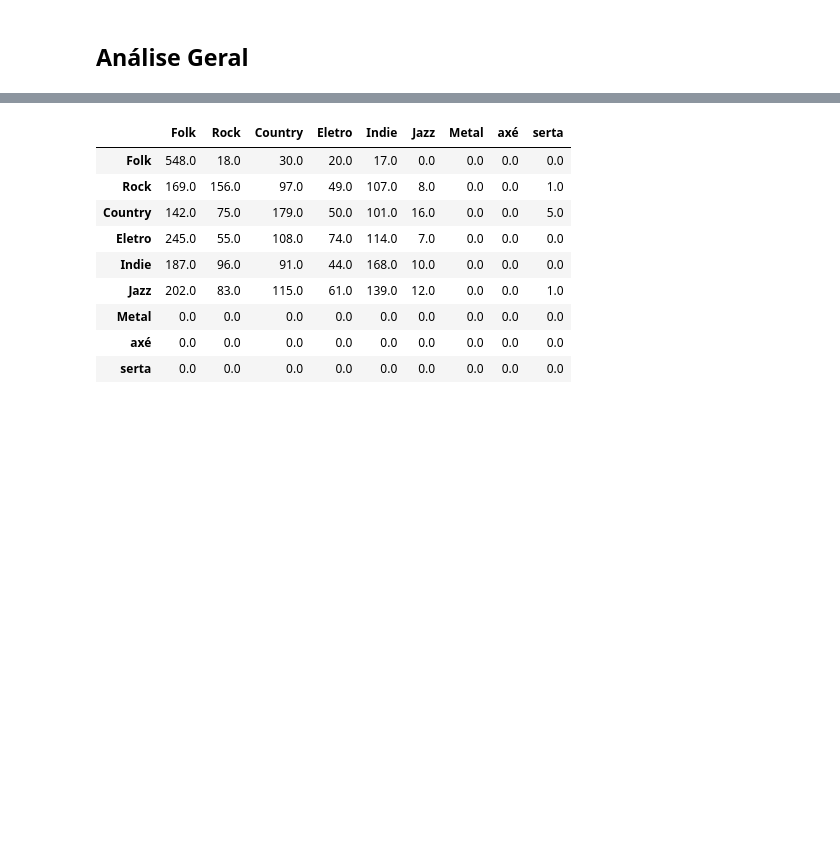
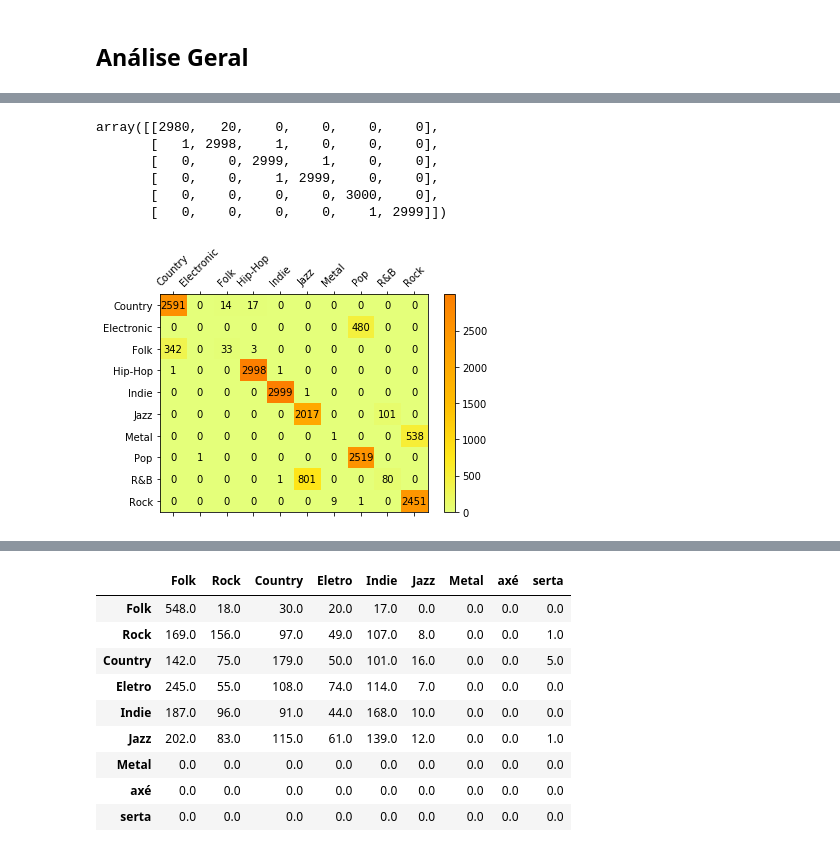
Before and after one commit to bpoliana/ml-metodo-hierarquico, a Jupyter notebook: analise_de_resultados.ipynb, the cells around one changed output, grey strips where cells are left out. Drawn from its saved outputs; the diff is of its cells as text; code cells hidden in the pictures; blank space fills up the shorter version.

```diff
--- a/analise_de_resultados.ipynb
+++ b/analise_de_resultados.ipynb
@@ -65,0 +264,5 @@ MACRO F1: 0.15398128282355814
+# %%
+from sklearn.metrics import confusion_matrix
+matriz = confusion_matrix(arr_y_prim_nivel,arr_predicoes_prim_nivel)
+matriz2 = confusion_matrix(arr_y_genero,arr_predicoes_genero)
+matriz2
@@ -65,0 +280,47 @@ MACRO F1: 0.15398128282355814
+# %%
+matriz
+# %% [output]
+array([[2980,   20,    0,    0,    0,    0],
+       [   1, 2998,    1,    0,    0,    0],
+       [   0,    0, 2999,    1,    0,    0],
+       [   0,    0,    1, 2999,    0,    0],
+       [   0,    0,    0,    0, 3000,    0],
+       [   0,    0,    0,    0,    1, 2999]])
+# %%
+import matplotlib.pyplot as plt
+import numpy as np
+
+def plot_matrix_of_transitions(confusion_matrix):
+    quality_classes = ['Country',
+                        'Electronic',
+                         'Folk',
+                         'Hip-Hop',
+                         'Indie',
+                         'Jazz',
+                         'Metal',
+                         'Pop',
+                         'R&B',
+                         'Rock']
+    fig = plt.figure(2)
+    ax = fig.add_subplot(111)
+    cax = ax.matshow(confusion_matrix, interpolation='nearest', cmap='Wistia',aspect='auto')
+    fig.colorbar(cax)
+
+    top_lables_width_spacings = 0.83
+    top_lables_hight_spacings = -.53
+
+    ax.set_xticks([0,1,2,3,4,5,6,7,8,9])
+    ax.set_yticks([0,1,2,3,4,5,6,7,8,9])
+    ax.set_xticklabels(quality_classes, rotation=45)
+    ax.set_yticklabels(quality_classes)
+
+    for (i, j), z in np.ndenumerate(confusion_matrix):
+        ax.text(j, i, z, ha='center', va='center')
+
+#     ax1.text(xticks[i] + top_lables_width_spacings, top_lables_hight_spacings, y[i], fontdict=font)
+    plt.savefig('resultados/matrix_RF_seg_nivel.png')
+    plt.show()
+
+plot_matrix_of_transitions(matriz2)
+# %% [output]
+[figure, added]
```
Also changed, not shown: parts of 16 cells of this notebook.
